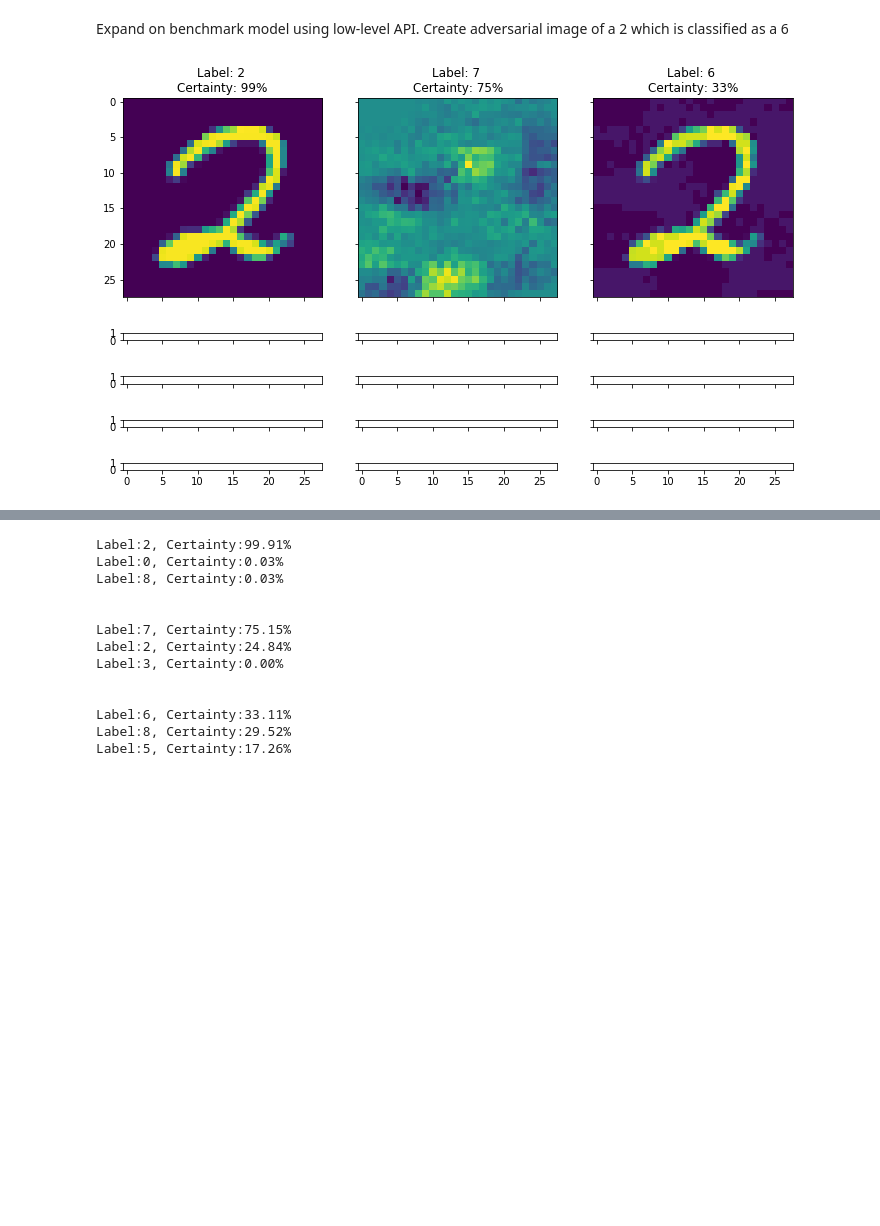
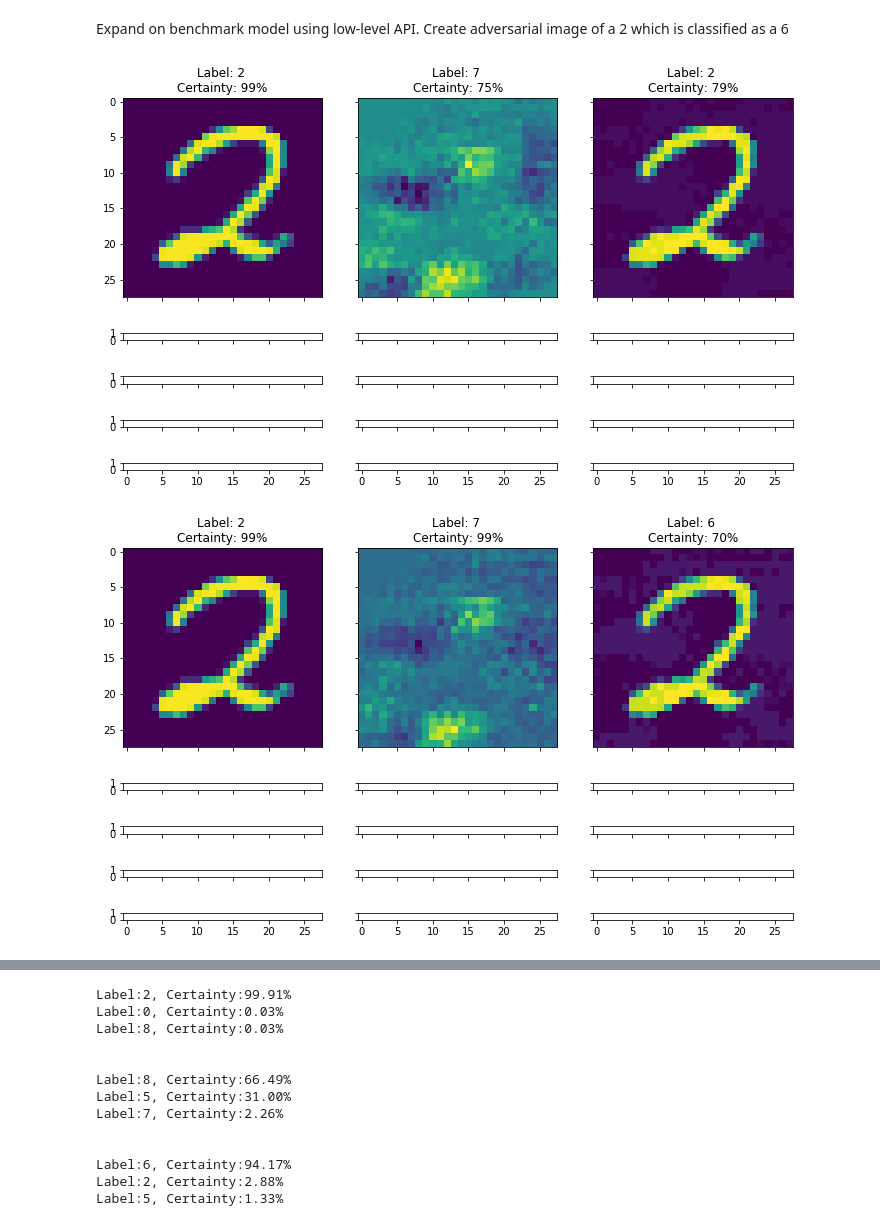
Before and after one commit to jasonicarter/MNIST-adversarial-images, a Jupyter notebook: MNIST-adversarial-images.ipynb, the cells around one changed output, grey strips where cells are left out. Saved outputs shown, nothing was run; the diff lists cells and outputs as text; code cells hidden in the pictures; blank space fills up the shorter version.

Commit message:
Refactor and create func create_plot_adversarial_images

```diff
--- a/MNIST-adversarial-images.ipynb
+++ b/MNIST-adversarial-images.ipynb
@@ -204,25 +202,35 @@ image_norm = mnist.test.images[index_of_2]
 image_norm = np.reshape(image_norm, (1, 784))
 label_adv = [0,0,0,0,0,0,1,0,0,0] # adversarial label 6
 # %%
-# https://www.tensorflow.org/api_docs/python/tf/stop_gradient
-# returns None
-# - http://stackoverflow.com/a/43604747
-# - http://stackoverflow.com/a/36920043
-loss =  tf.nn.softmax_cross_entropy_with_logits(labels=label_adv, logits=y_conv)
-deriv = tf.gradients(loss, x)
-image_adv = tf.stop_gradient(x - tf.sign(gradient)*0.06)
-image_adv = tf.clip_by_value(image_adv, 0, 1) # prevents -ve values for 'real' image
+def create_plot_adversarial_images(x_image, y_label, lr=0.1, n_steps=1, output_probs=False):
 
-# Calculate derivative and adversarial image based original image 2 and adversarial label 6
-dydx = sess.run(deriv, {x: image_norm, keep_prob: 1.0})
-x_adv = sess.run(image_adv, {x: image_norm, keep_prob: 1.0})
+    original_image = x_image
+    probs_per_step = []
 
-# Create list of 3 - orig, noise/delta, adversarial - images
-x_adv = np.reshape(x_adv, (1, 784))
-img_adv_list = np.empty_like(image_norm)
-img_adv_list = np.append(img_adv_list, dydx[0], axis=0)
-img_adv_list = np.append(img_adv_list, x_adv, axis=0)
+    # Calculate loss, derivative and create adversarial image
+    loss =  tf.nn.softmax_cross_entropy_with_logits(labels=y_label, logits=y_conv)
+    deriv = tf.gradients(loss, x)
+    image_adv = tf.stop_gradient(x - tf.sign(deriv)*lr/n_steps)
+    image_adv = tf.clip_by_value(image_adv, 0, 1) # prevents -ve values creating 'real' image
+
+    for _ in range(n_steps):
+        # Calculate derivative and adversarial image
+        dydx = sess.run(deriv, {x: x_image, keep_prob: 1.0}) # can't seem to access 'deriv' wo running here
+        x_adv = sess.run(image_adv, {x: x_image, keep_prob: 1.0})
+
+        # Create darray of 3 images - orig, noise/delta, adversarial
+        x_image = np.reshape(x_adv, (1, 784))
+        img_adv_list = original_image
+        img_adv_list = np.append(img_adv_list, dydx[0], axis=0)
+        img_adv_list = np.append(img_adv_list, x_image, axis=0)
+
+        # Print/plot images and return probabilities
+        probs = plot_predictions(img_adv_list, output_probs=output_probs)
+        probs_per_step.append(probs) if output_probs else None
+
+    return probs_per_step
-# %%
-probs = plot_predictions(img_adv_list, output_probs=True)
-# %% [output]
-[figure, removed]
+# %%
+probabilities_per_step = create_plot_adversarial_images(image_norm, label_adv, n_steps=3, output_probs=True)
+# %% [output]
+[figure, added]
+[figure, added]
@@ -229,4 +238,5 @@ probs = plot_predictions(img_adv_list, output_probs=True)
 # %%
+probs = probabilities_per_step[2]
 for i in range(len(probs)):
     ordered_idx = probs[i].argsort(axis=0)[::-1]
     for j in ordered_idx[:3]:
@@ -238,11 +248,11 @@ Label:0, Certainty:0.03%
 Label:8, Certainty:0.03%
 
 
-Label:7, Certainty:75.15%
-Label:2, Certainty:24.84%
-Label:3, Certainty:0.00%
+Label:8, Certainty:66.49%
+Label:5, Certainty:31.00%
+Label:7, Certainty:2.26%
 
 
-Label:6, Certainty:33.11%
-Label:8, Certainty:29.52%
-Label:5, Certainty:17.26%
+Label:6, Certainty:94.17%
+Label:2, Certainty:2.88%
+Label:5, Certainty:1.33%
```
Also changed, not shown: parts of 2 cells of this notebook.
